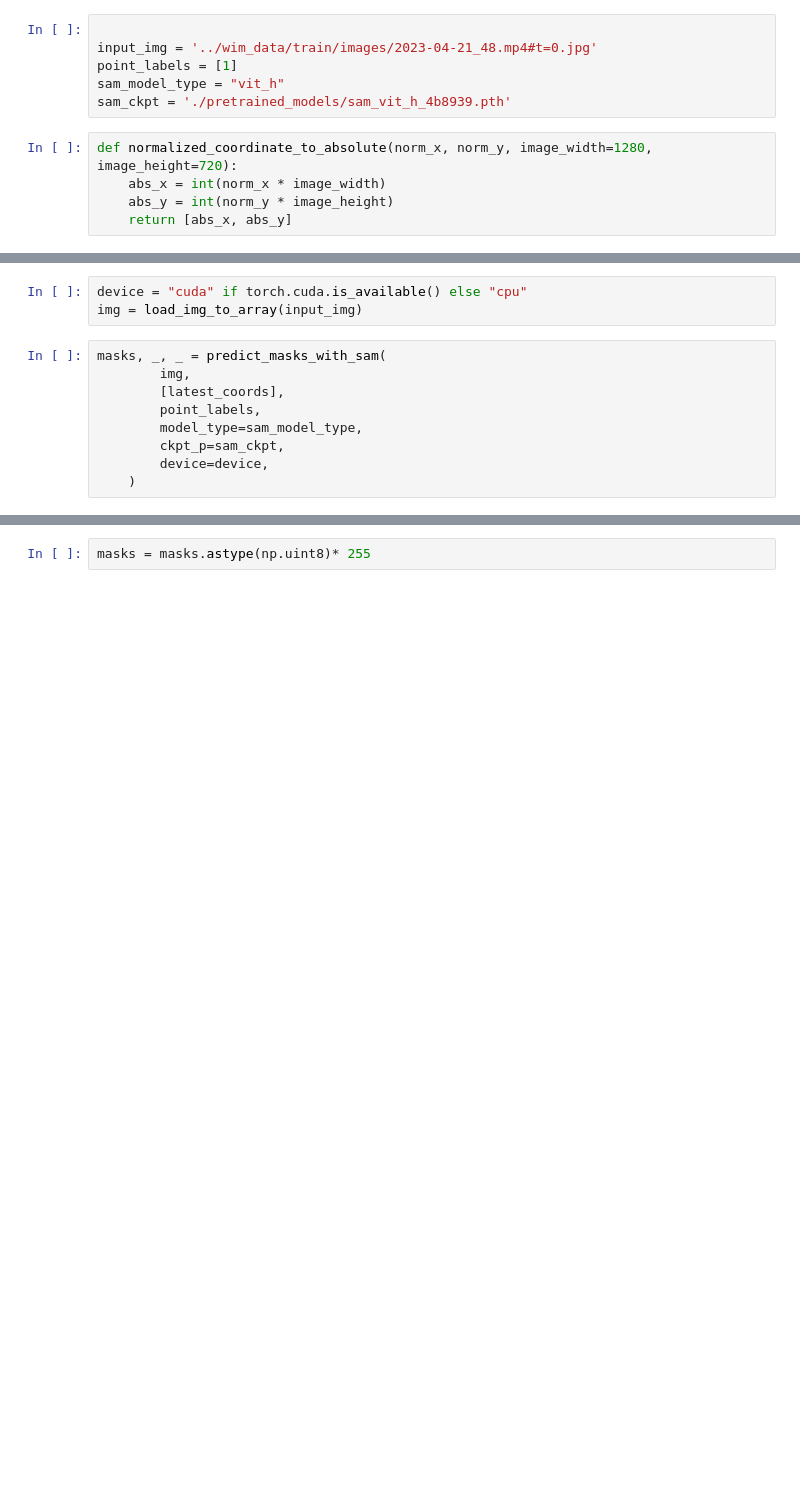
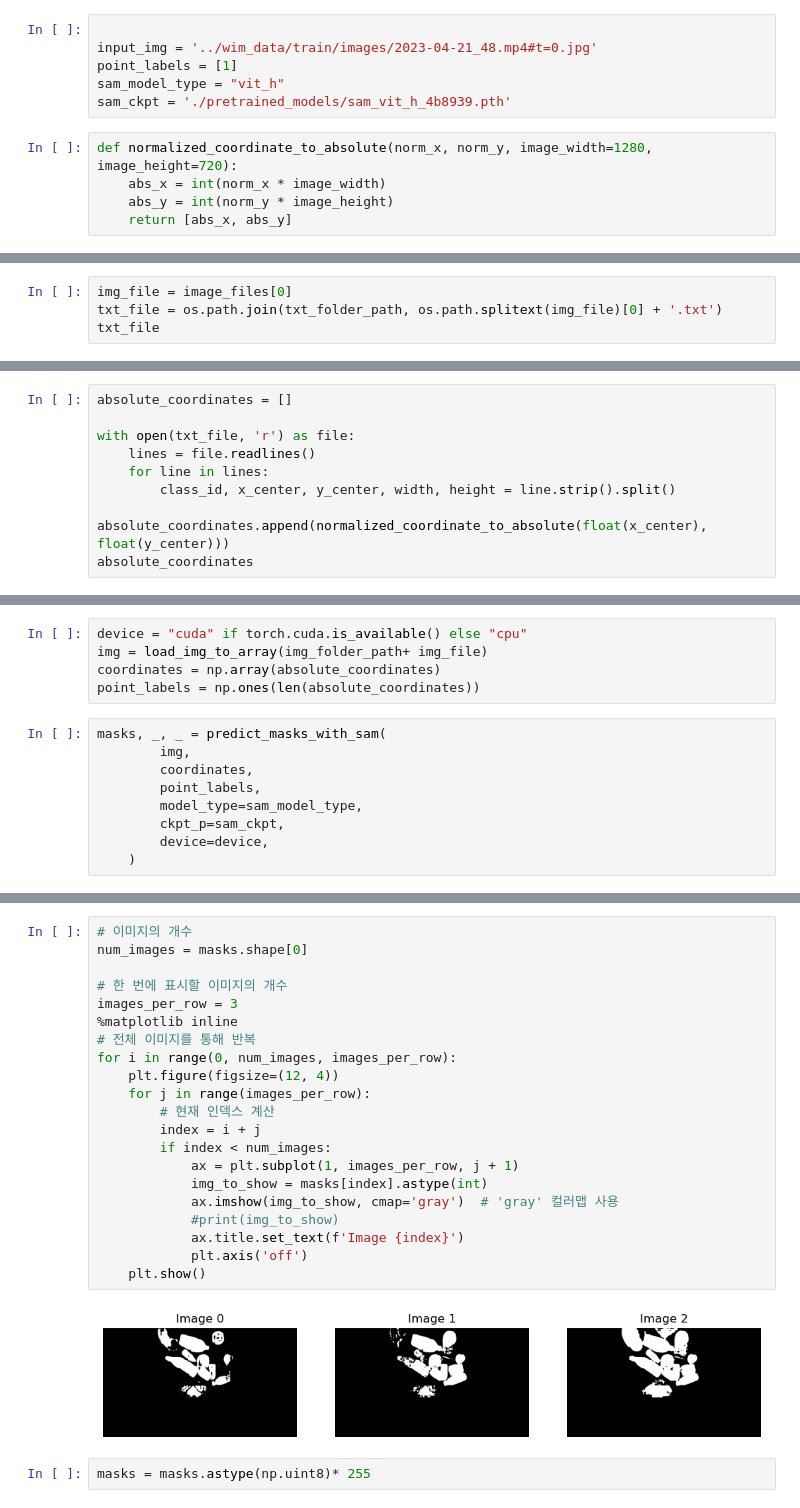
Before and after one commit to aicoss-wim-team/wim_data_generator, a Jupyter notebook: remove_anything.ipynb, the cells around one changed output, grey strips where cells are left out. Saved outputs shown, nothing was run; the diff lists cells and outputs as text; blank space fills up the shorter version.

```diff
--- a/remove_anything.ipynb
+++ b/remove_anything.ipynb
@@ -37,0 +77,4 @@ latest_coords
+# %%
+img_file = image_files[0]
+txt_file = os.path.join(txt_folder_path, os.path.splitext(img_file)[0] + '.txt')
+txt_file
@@ -37,0 +83,9 @@ latest_coords
+# %%
+absolute_coordinates = []
+
+with open(txt_file, 'r') as file:
+    lines = file.readlines()
+    for line in lines:
+        class_id, x_center, y_center, width, height = line.strip().split()
+        absolute_coordinates.append(normalized_coordinate_to_absolute(float(x_center), float(y_center)))
+absolute_coordinates
@@ -38,10 +106,12 @@ latest_coords
 # %%
 device = "cuda" if torch.cuda.is_available() else "cpu"
-img = load_img_to_array(input_img)
+img = load_img_to_array(img_folder_path+ img_file)
+coordinates = np.array(absolute_coordinates)
+point_labels = np.ones(len(absolute_coordinates))
 # %%
 masks, _, _ = predict_masks_with_sam(
         img,
-        [latest_coords],
+        coordinates,
         point_labels,
         model_type=sam_model_type,
         ckpt_p=sam_ckpt,
@@ -50,3 +124,26 @@ masks, _, _ = predict_masks_with_sam(
+# %%
+# 이미지의 개수
+num_images = masks.shape[0]
+
+# 한 번에 표시할 이미지의 개수
+images_per_row = 3
+%matplotlib inline
+# 전체 이미지를 통해 반복
+for i in range(0, num_images, images_per_row):
+    plt.figure(figsize=(12, 4))
+    for j in range(images_per_row):
+        # 현재 인덱스 계산
+        index = i + j
+        if index < num_images:
+            ax = plt.subplot(1, images_per_row, j + 1)
+            img_to_show = masks[index].astype(int)
+            ax.imshow(img_to_show, cmap='gray')  # 'gray' 컬러맵 사용
+            #print(img_to_show)
+            ax.title.set_text(f'Image {index}')
+            plt.axis('off')
+    plt.show()
+# %% [output]
+[figure, added]
 # %%
 masks = masks.astype(np.uint8)* 255
 # %%
```
Also changed, not shown: parts of 16 cells of this notebook, 14 other files.
